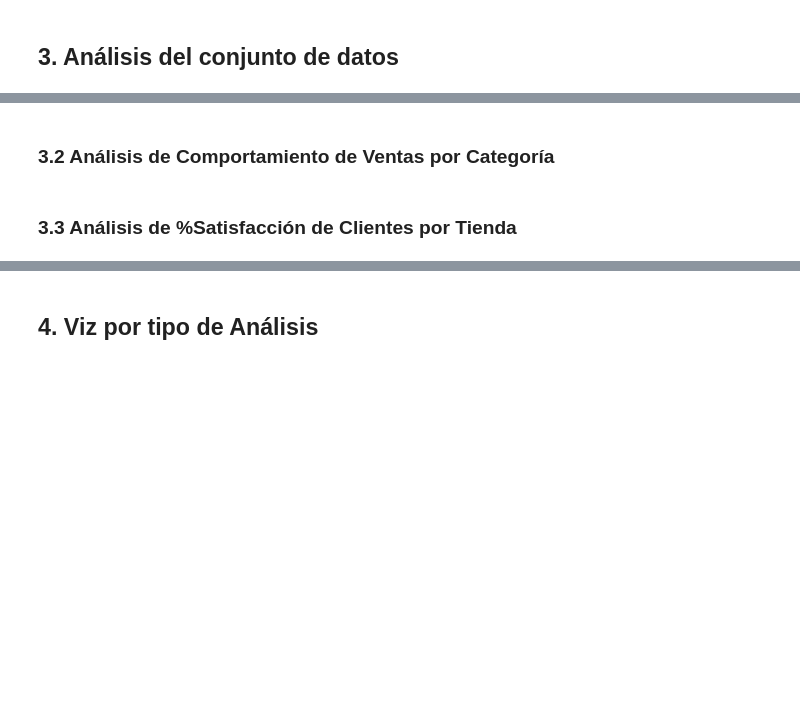
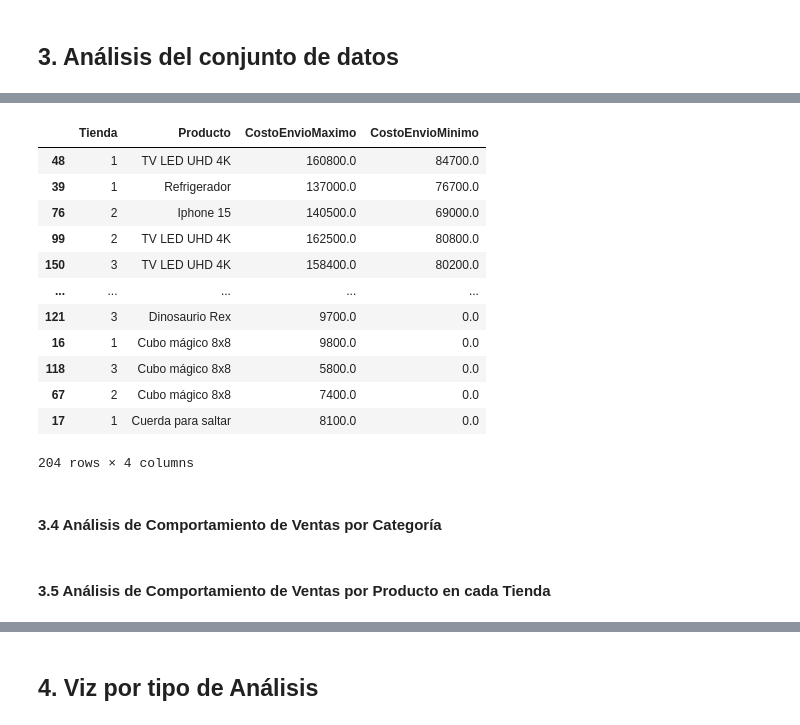
Before and after one commit to TechWithEva/Alura_G9_2026_Challenges_and_Tracking, a Jupyter notebook: Challenge1_Alura'sStores_Eva.ipynb, the cells around one changed output, grey strips where cells are left out. Saved outputs shown, nothing was run; the diff lists cells and outputs as text; code cells hidden in the pictures; blank space fills up the shorter version.

```diff
--- a/Challenge1_Alura'sStores_Eva.ipynb
+++ b/Challenge1_Alura'sStores_Eva.ipynb
@@ -125,2 +289,19 @@ Ingreso_total_GlobalxTienda = AgregacionPorAtributo(bd_tiendas,'Tienda','TrnVent
+# %%
+#Costo de Envío por Producto
+base_rendimiento_tienda_desglosado[['Tienda','Producto','CostoEnvioMaximo', 'CostoEnvioMinimo']]
+# %% [output]
+|  | Tienda | Producto | CostoEnvioMaximo | CostoEnvioMinimo |
+| 48 | 1 | TV LED UHD 4K | 160800.0 | 84700.0 |
+| 39 | 1 | Refrigerador | 137000.0 | 76700.0 |
+| 76 | 2 | Iphone 15 | 140500.0 | 69000.0 |
+| 99 | 2 | TV LED UHD 4K | 162500.0 | 80800.0 |
+| 150 | 3 | TV LED UHD 4K | 158400.0 | 80200.0 |
+| ... | ... | ... | ... | ... |
+| 121 | 3 | Dinosaurio Rex | 9700.0 | 0.0 |
+| 16 | 1 | Cubo mágico 8x8 | 9800.0 | 0.0 |
+| 118 | 3 | Cubo mágico 8x8 | 5800.0 | 0.0 |
+| 67 | 2 | Cubo mágico 8x8 | 7400.0 | 0.0 |
+| 17 | 1 | Cuerda para saltar | 8100.0 | 0.0 |
+204 rows × 4 columns
 # %% [markdown]
-### 3.2 Análisis de Comportamiento de Ventas por Categoría
+#### 3.4 Análisis de Comportamiento de Ventas por Categoría
@@ -129,2 +313,2 @@ Ingreso_total_x_categoria = conteoPorAtributo(bd_tiendas,'Tienda','TransaccionID
 # %% [markdown]
-### 3.3 Análisis de %Satisfacción de Clientes por Tienda
+#### 3.5 Análisis de Comportamiento de Ventas por Producto en cada Tienda
```
Also changed, not shown: parts of 46 cells of this notebook.
